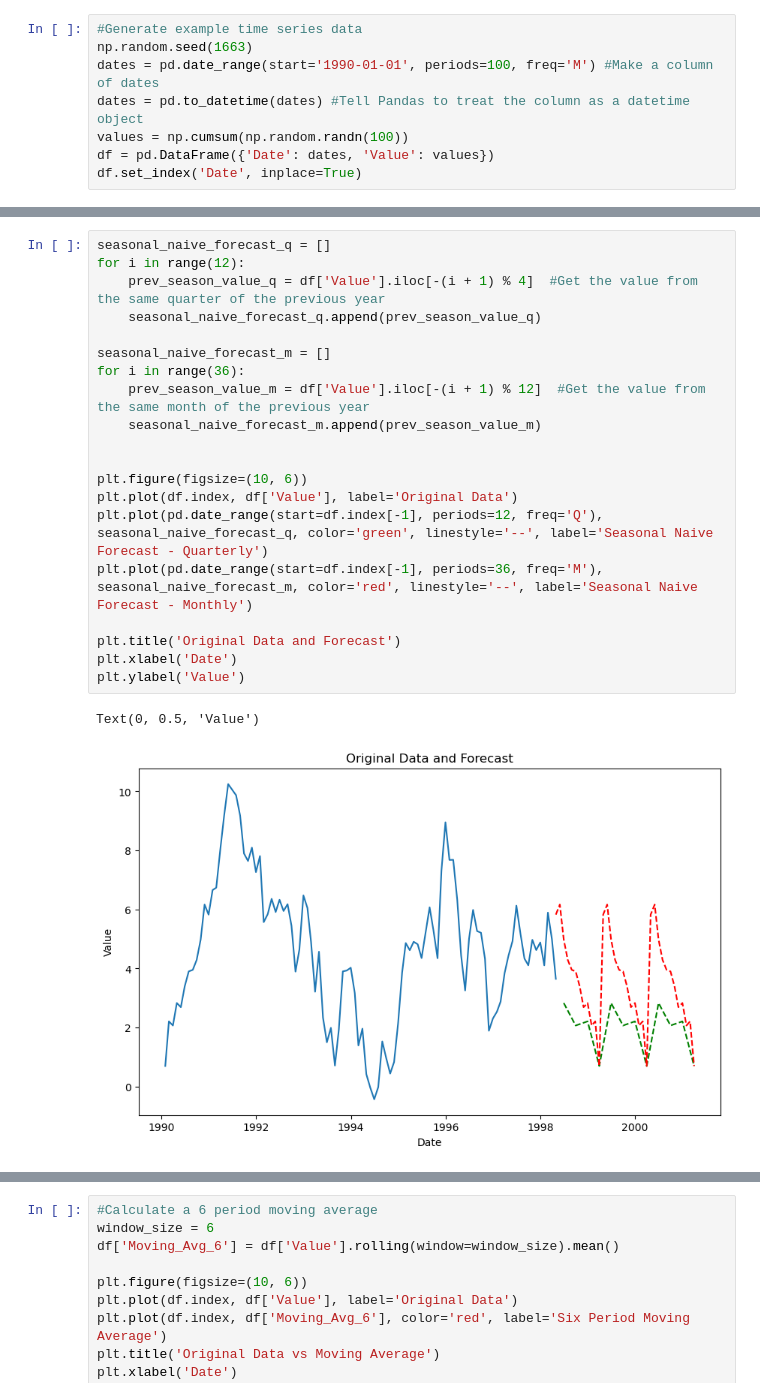
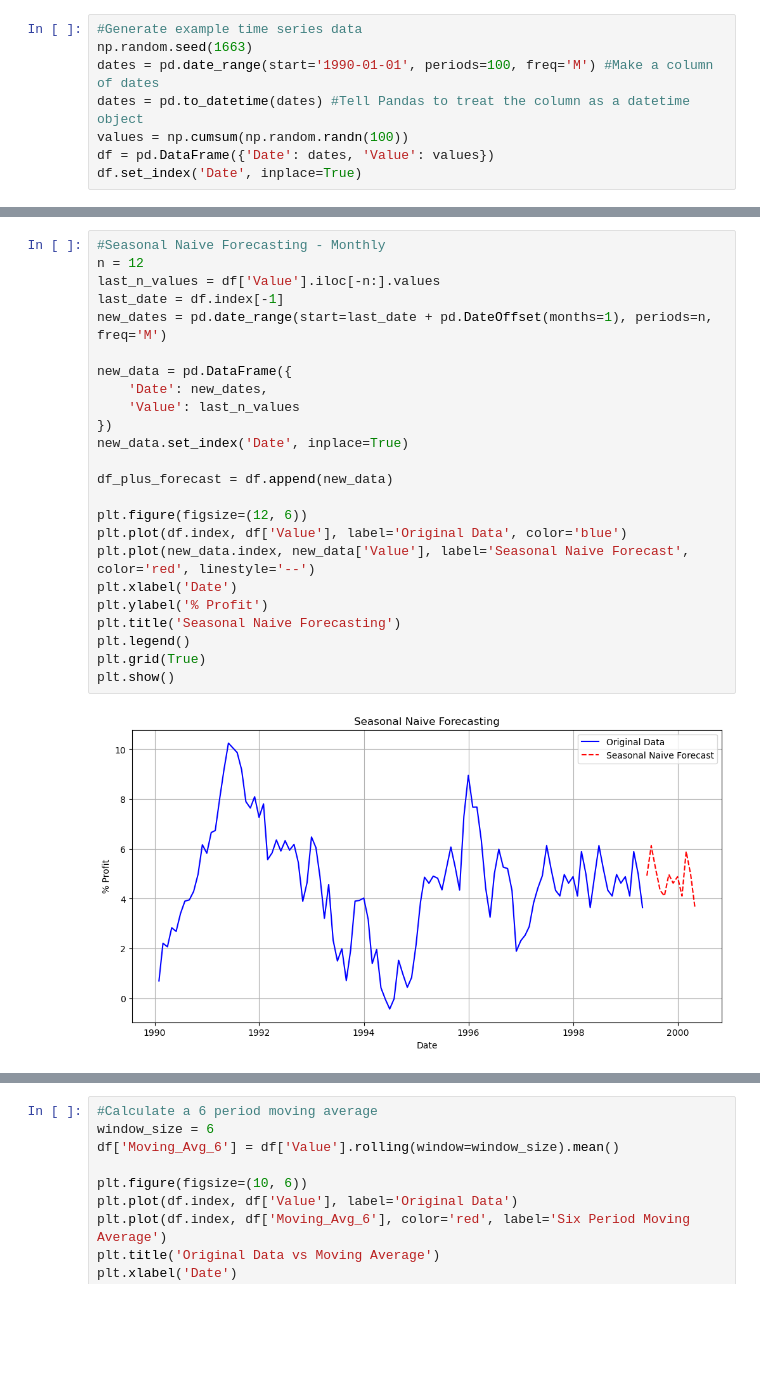
Before and after one commit to rjwrobel86/Python4Statistics, a Jupyter notebook: Notebooks/TimeSeriesAnalysis.ipynb, the cells around one changed output, grey strips where cells are left out. Saved outputs shown, nothing was run; the diff lists cells and outputs as text; blank space fills up the shorter version.

```diff
--- a/Notebooks/TimeSeriesAnalysis.ipynb
+++ b/Notebooks/TimeSeriesAnalysis.ipynb
@@ -54,23 +55,26 @@ plt.show()
 # %%
-seasonal_naive_forecast_q = []
-for i in range(12):
-    prev_season_value_q = df['Value'].iloc[-(i + 1) % 4]  #Get the value from the same quarter of the previous year
-    seasonal_naive_forecast_q.append(prev_season_value_q)
+#Seasonal Naive Forecasting - Monthly
+n = 12
+last_n_values = df['Value'].iloc[-n:].values
+last_date = df.index[-1]
+new_dates = pd.date_range(start=last_date + pd.DateOffset(months=1), periods=n, freq='M')
 
-seasonal_naive_forecast_m = []
-for i in range(36):
-    prev_season_value_m = df['Value'].iloc[-(i + 1) % 12]  #Get the value from the same month of the previous year
-    seasonal_naive_forecast_m.append(prev_season_value_m)
+new_data = pd.DataFrame({
+    'Date': new_dates,
+    'Value': last_n_values
+})
+new_data.set_index('Date', inplace=True)
 
+df_plus_forecast = df.append(new_data)
 
-plt.figure(figsize=(10, 6))
-plt.plot(df.index, df['Value'], label='Original Data')
-plt.plot(pd.date_range(start=df.index[-1], periods=12, freq='Q'), seasonal_naive_forecast_q, color='green', linestyle='--', label='Seasonal Naive Forecast - Quarterly')
-plt.plot(pd.date_range(start=df.index[-1], periods=36, freq='M'), seasonal_naive_forecast_m, color='red', linestyle='--', label='Seasonal Naive Forecast - Monthly')
-
-plt.title('Original Data and Forecast')
+plt.figure(figsize=(12, 6))
+plt.plot(df.index, df['Value'], label='Original Data', color='blue')
+plt.plot(new_data.index, new_data['Value'], label='Seasonal Naive Forecast', color='red', linestyle='--')
 plt.xlabel('Date')
-plt.ylabel('Value')
+plt.ylabel('% Profit')
+plt.title('Seasonal Naive Forecasting')
+plt.legend()
+plt.grid(True)
+plt.show()
 # %% [output]
-Text(0, 0.5, 'Value')
-[figure, old version]
+[figure, new version]
```
Also changed, not shown: parts of 9 cells of this notebook, 24 other files.
